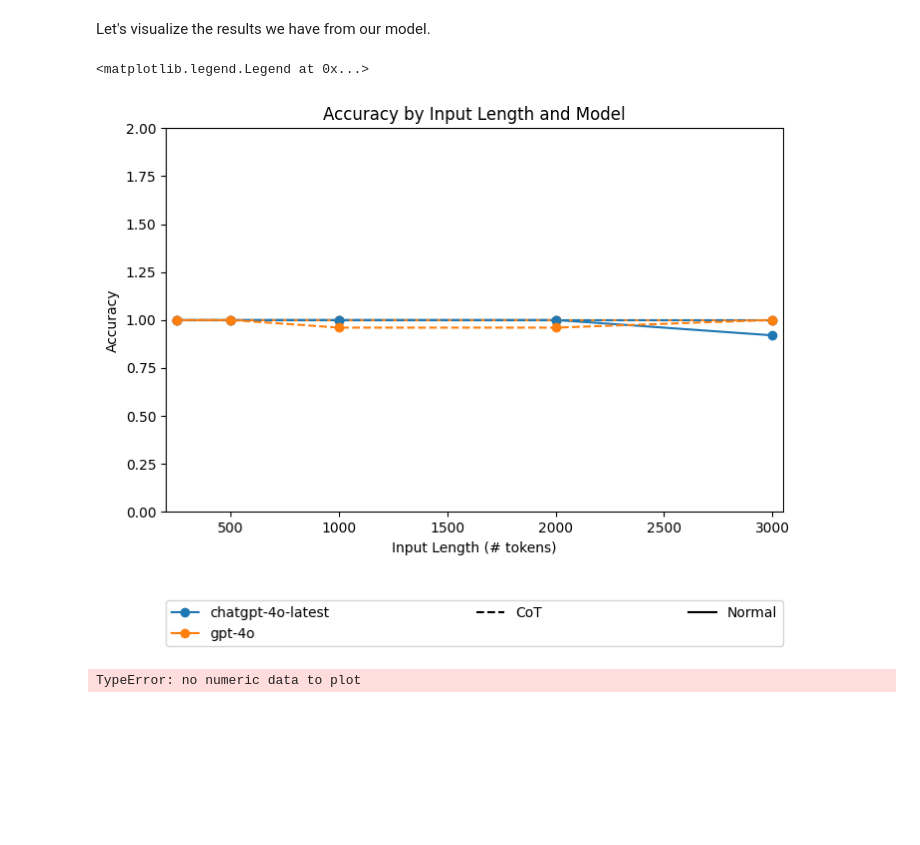
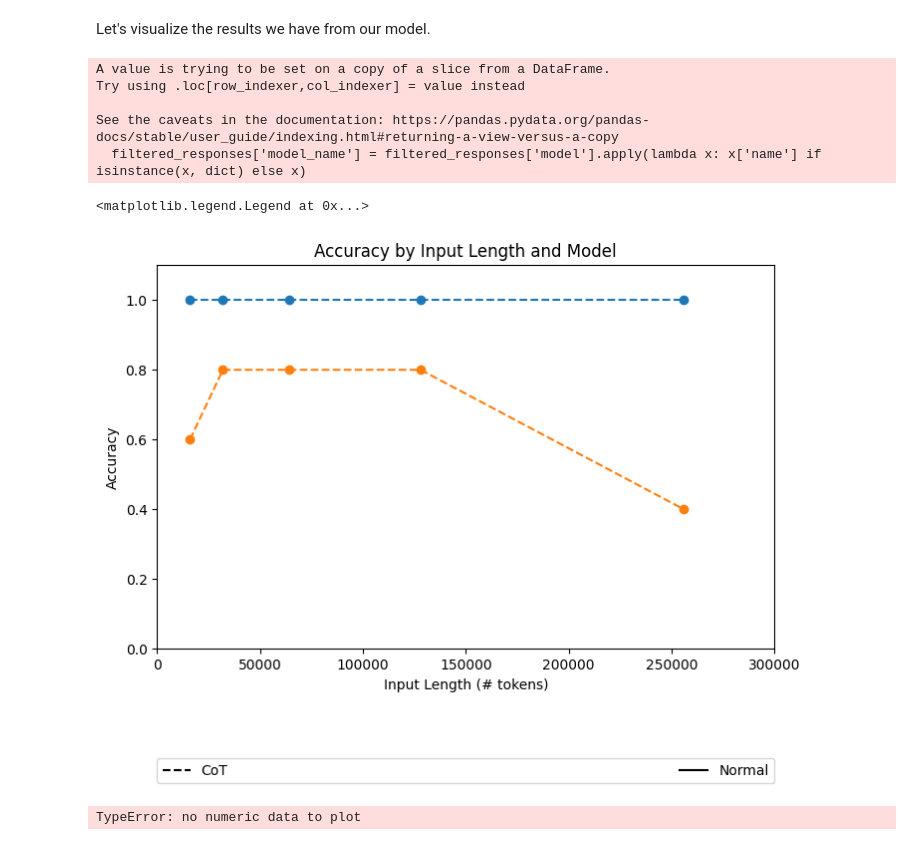
Before and after one commit to staropshq/Same-Task-More-Tokens, a Jupyter notebook: FLenQA analysis.ipynb, the cells around one changed output. Drawn from its saved outputs; the diff is of its cells as text; code cells hidden in the pictures; blank space fills up the shorter version.

Commit message:
new llama4 models comparison

```diff
--- a/FLenQA analysis.ipynb
+++ b/FLenQA analysis.ipynb
@@ -312,3 +335,15 @@ def response_analysis(sample, response, chain_of_thought=False):
         'correct': correctness,
         'early_response': early_response,
     }
+# %%
+def get_ctx_size(sample):
+  if sample['ctx_size'] == 250:
+    return 16000
+  elif sample['ctx_size'] == 500:
+    return 32000
+  elif sample['ctx_size'] == 1000:
+    return 64000
+  elif sample['ctx_size'] == 2000:
+    return 128000
+  else:
+    return 256000
@@ -315,15 +354,23 @@ def response_analysis(sample, response, chain_of_thought=False):
 # %%
-models = ['gpt-4o', 'chatgpt-4o-latest']
+models = [
+{
+    'name': 'meta-llama/Llama-4-Maverick-17B-128E-Instruct-FP8',
+    'wrapper': llama_wrapper
+},
+{
+    'name': 'meta-llama/Llama-4-Scout-17B-16E-Instruct',
+    'wrapper': llama_wrapper
+}]
 
 responses = []
 for chain_of_thought in [True, False]:
     for model in models:
-        for sample in tqdm(data.to_dict(orient='records')[:500]):
+        for sample in tqdm(data.to_dict(orient='records')[:100]):
             response = get_response(
                 sample,
-                gpt_wrapper,
+                model['wrapper'],
                 chain_of_thought=chain_of_thought,
-                model_kwargs={'model': model,
+                model_kwargs={'model': model['name'],
                             'max_output_tokens': 400}
             )
 
@@ -337,7 +384,7 @@ for chain_of_thought in [True, False]:
                 'label': sample['label'],
                 'dispersion': sample['dispersion'],
                 'padding_type': sample['padding_type'],
-                'ctx_size': sample['ctx_size'],
+                'ctx_size': get_ctx_size(sample),
                 'chain_of_thought': chain_of_thought,
             })
             responses.append(response)
@@ -359,33 +409,41 @@ Let's visualize the results we have from our model.
 # %%
 fig, ax = plt.subplots(figsize=(8, 5))
 filtered_responses = responses[(responses['padding_type'] != 'identity') & (responses['dispersion'] == 'random')]
 
+# Extract model names from dictionaries
+filtered_responses['model_name'] = filtered_responses['model'].apply(lambda x: x['name'] if isinstance(x, dict) else x)
+
 # Non COT plot
 df = filtered_responses[~filtered_responses['chain_of_thought']]
-df.groupby(['ctx_size', 'model'])['correct'].mean().unstack().plot(kind='line', ax=ax, marker='o', linestyle='-')
+df.groupby(['ctx_size', 'model_name'])['correct'].mean().unstack().plot(kind='line', ax=ax, marker='o', linestyle='-')
 colors = plt.rcParams['axes.prop_cycle'].by_key()['color']
 
 handles, labels = ax.get_legend_handles_labels()
 
 # COT plot
 if True in filtered_responses['chain_of_thought'].unique():
     df = filtered_responses[filtered_responses['chain_of_thought']]
-    df.groupby(['ctx_size', 'model'])['correct'].mean().unstack().plot(kind='line', ax=ax, marker='o', linestyle='--', color=colors)
+    df.groupby(['ctx_size', 'model_name'])['correct'].mean().unstack().plot(kind='line', ax=ax, marker='o', linestyle='--', color=colors)
     faux_plot1, = ax.plot([1], marker='None', linestyle='--', color='black', label='CoT')
     faux_plot2, = ax.plot([1], marker='None', linestyle='-', color='black', label='Normal')
     handles.extend([faux_plot1, faux_plot2])
     labels.extend(['CoT', 'Normal'])
 
 ax.set_xlabel('Input Length (# tokens)')
 ax.set_ylabel('Accuracy')
 ax.set_title('Accuracy by Input Length and Model')
-ax.set_xlim(200, 3050)
-ax.set_ylim(0, 2)
+ax.set_xlim(0, 300000)
+ax.set_ylim(0, 1.1)
 
 ax.legend(handles, labels, loc='lower center',bbox_to_anchor=(0., -0.35, 1., .102), ncol=3, mode="expand", borderaxespad=0.)
 # %% [output]
-<matplotlib.legend.Legend at 0x...>
+A value is trying to be set on a copy of a slice from a DataFrame.
+Try using .loc[row_indexer,col_indexer] = value instead
+
+See the caveats in the documentation: https://pandas.pydata.org/pandas-docs/stable/user_guide/indexing.html#returning-a-view-versus-a-copy
+  filtered_responses['model_name'] = filtered_responses['model'].apply(lambda x: x['name'] if isinstance(x, dict) else x)
+<matplotlib.legend.Legend at 0x...>
-[figure, old version]
+[figure, new version]
 # %%
 main_fig = plt.figure(constrained_layout=True, figsize=(13, 7))
 subfigs = main_fig.subfigures(1, 3)
```
Also changed, not shown: parts of 9 cells of this notebook, 5 other files.
